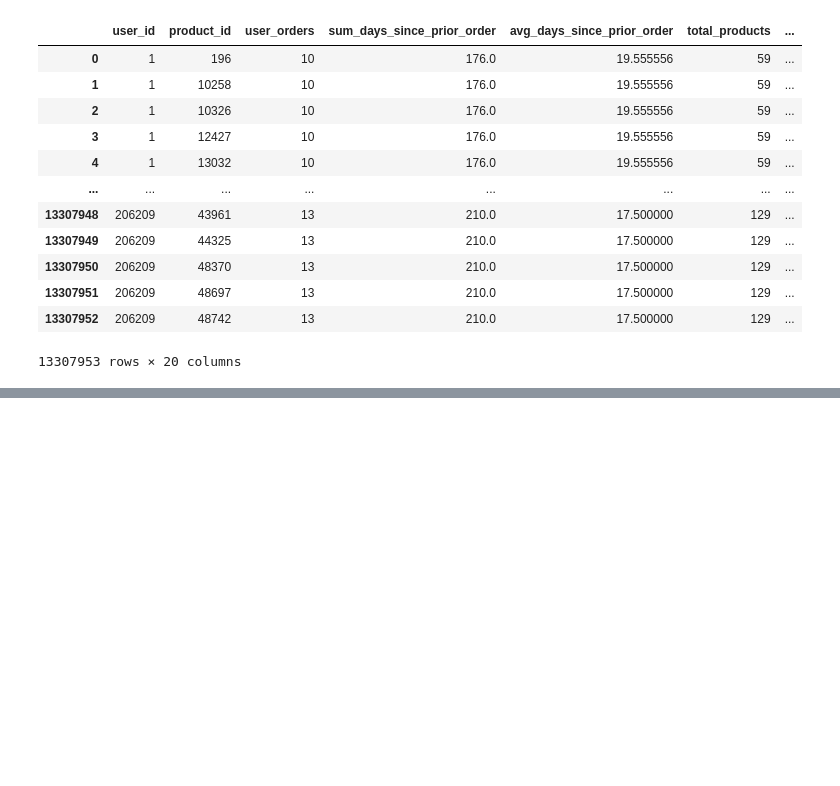
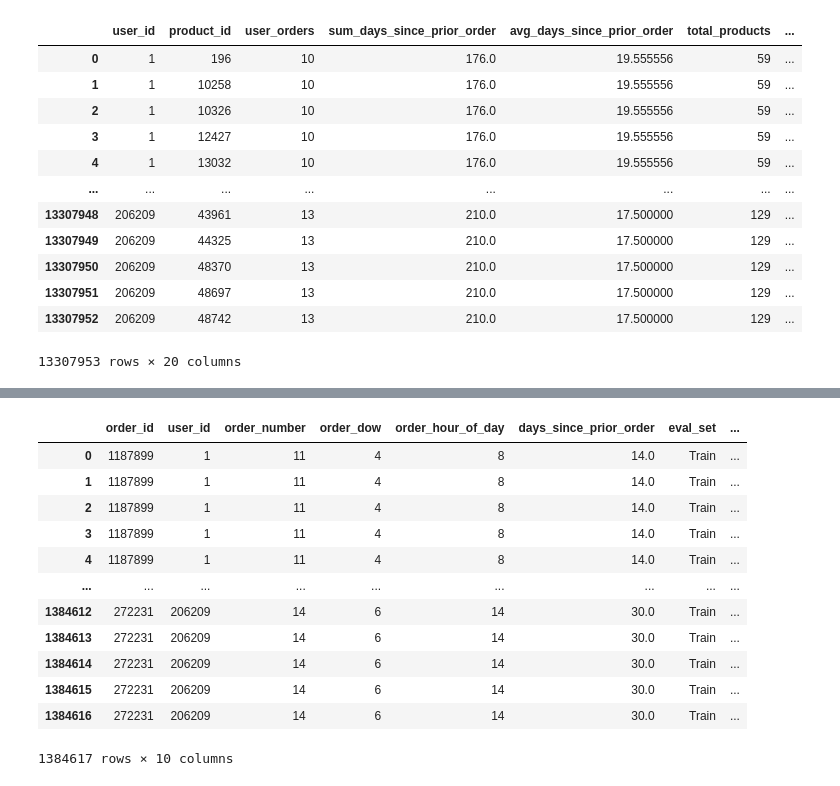
Before and after one commit to 530427793/jiangren, a Jupyter notebook: business_xgboost.ipynb, the cells around one changed output, grey strips where cells are left out. Saved outputs shown, nothing was run; the diff lists cells and outputs as text; code cells hidden in the pictures; blank space fills up the shorter version.

```diff
--- a/business_xgboost.ipynb
+++ b/business_xgboost.ipynb
@@ -356,0 +388,3 @@ data_xgb = data.sample(frac = 0.001,replace = False,random_state=1)
+# %%
+order_new_train = order_new[order_new['eval_set'] == 'Train']
+order_new_train
@@ -356,0 +405,18 @@ data_xgb = data.sample(frac = 0.001,replace = False,random_state=1)
+# %%
+join_train = pd.merge(order_new_train, order_product_new, on = 'order_id', how = 'left')
+
+join_train
+# %% [output]
+|  | order_id | user_id | order_number | order_dow | order_hour_of_day | days_since_prior_order | eval_set | ... |
+| 0 | 1187899 | 1 | 11 | 4 | 8 | 14.0 | Train | ... |
+| 1 | 1187899 | 1 | 11 | 4 | 8 | 14.0 | Train | ... |
+| 2 | 1187899 | 1 | 11 | 4 | 8 | 14.0 | Train | ... |
+| 3 | 1187899 | 1 | 11 | 4 | 8 | 14.0 | Train | ... |
+| 4 | 1187899 | 1 | 11 | 4 | 8 | 14.0 | Train | ... |
+| ... | ... | ... | ... | ... | ... | ... | ... | ... |
+| 1384612 | 272231 | 206209 | 14 | 6 | 14 | 30.0 | Train | ... |
+| 1384613 | 272231 | 206209 | 14 | 6 | 14 | 30.0 | Train | ... |
+| 1384614 | 272231 | 206209 | 14 | 6 | 14 | 30.0 | Train | ... |
+| 1384615 | 272231 | 206209 | 14 | 6 | 14 | 30.0 | Train | ... |
+| 1384616 | 272231 | 206209 | 14 | 6 | 14 | 30.0 | Train | ... |
+1384617 rows × 10 columns
```
Also changed, not shown: parts of 51 cells of this notebook.
